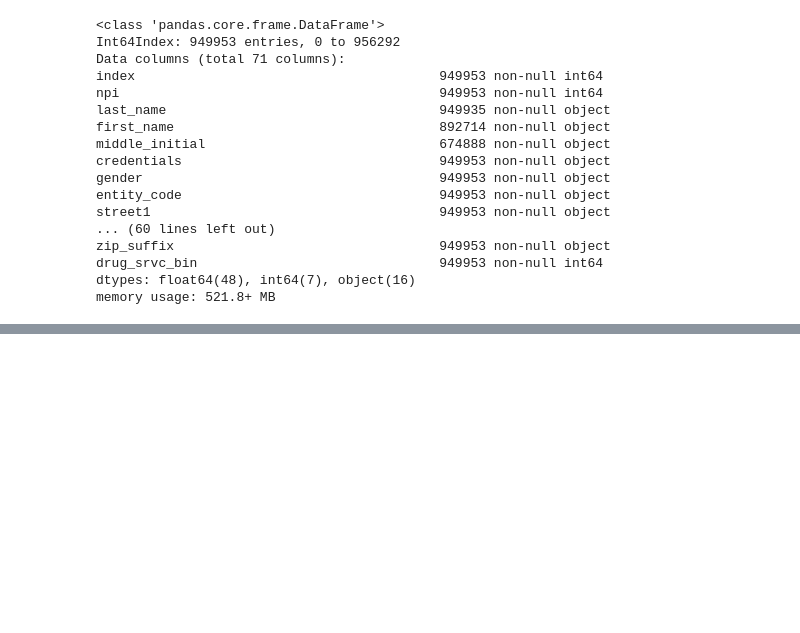
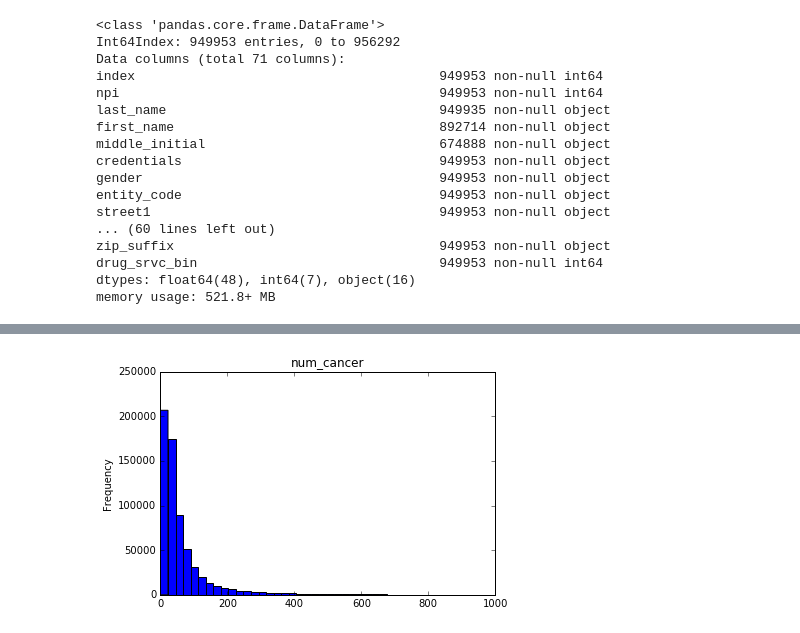
Before and after one commit to aurel1212/medicare-project, a Jupyter notebook: script/util_payments_agg_clean.ipynb, the cells around one changed output, grey strips where cells are left out. Drawn from its saved outputs; the diff is of its cells as text; code cells hidden in the pictures; blank space fills up the shorter version.

```diff
--- a/script/util_payments_agg_clean.ipynb
+++ b/script/util_payments_agg_clean.ipynb
@@ -687,0 +883,7 @@ df_util.to_csv('/home/ubuntu/medicare-project/data/medicare_util_pay_agg_race_cl
+# %%
+df_util['num_cancer'].plot(kind='hist', bins=6000)
+plt.xlim(0,1000)
+plt.title('num_cancer')
+plt.show()
+# %% [output]
+[figure, added]
```
Also changed, not shown: parts of 22 cells of this notebook, 1 other file.
